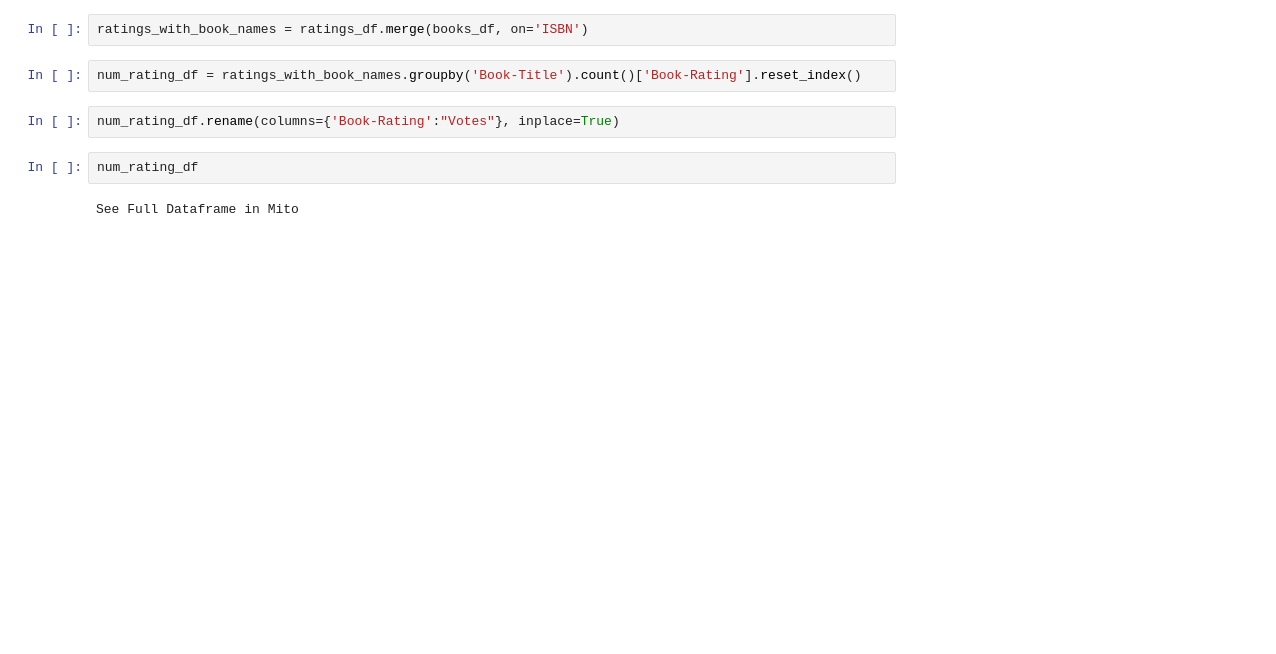
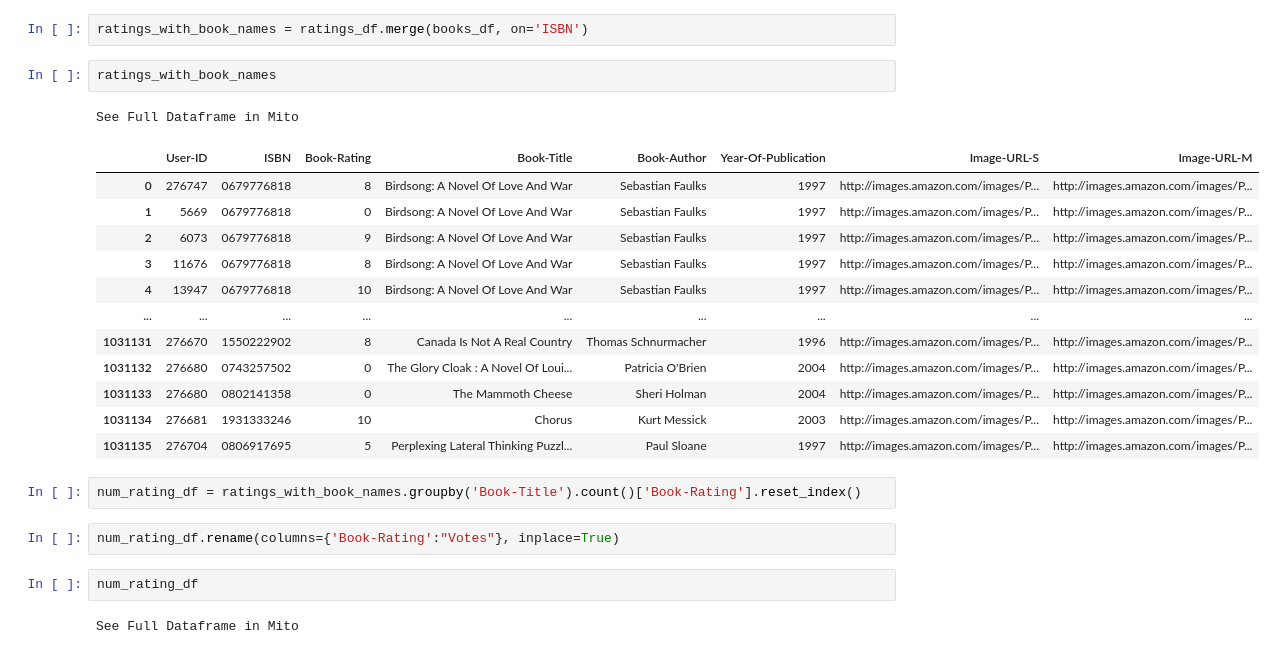
Before and after one commit to Shaktijain9/Book-Recommender-System, a Jupyter notebook: Book-Recommender-System.ipynb, the cells around one changed output. Drawn from its saved outputs; the diff is of its cells as text; blank space fills up the shorter version.

```diff
--- a/Book-Recommender-System.ipynb
+++ b/Book-Recommender-System.ipynb
@@ -275,5 +291,21 @@ See Full Dataframe in Mito
 # %%
 ratings_with_book_names = ratings_df.merge(books_df, on='ISBN')
+# %%
+ratings_with_book_names
+# %% [output]
+See Full Dataframe in Mito
+|  | User-ID | ISBN | Book-Rating | Book-Title | Book-Author | Year-Of-Publication | Image-URL-S | Image-URL-M |
+| 0 | 276747 | 0679776818 | 8 | Birdsong: A Novel Of Love And War | Sebastian Faulks | 1997 | http://images.amazon.com/images/P... | http://images.amazon.com/images/P... |
+| 1 | 5669 | 0679776818 | 0 | Birdsong: A Novel Of Love And War | Sebastian Faulks | 1997 | http://images.amazon.com/images/P... | http://images.amazon.com/images/P... |
+| 2 | 6073 | 0679776818 | 9 | Birdsong: A Novel Of Love And War | Sebastian Faulks | 1997 | http://images.amazon.com/images/P... | http://images.amazon.com/images/P... |
+| 3 | 11676 | 0679776818 | 8 | Birdsong: A Novel Of Love And War | Sebastian Faulks | 1997 | http://images.amazon.com/images/P... | http://images.amazon.com/images/P... |
+| 4 | 13947 | 0679776818 | 10 | Birdsong: A Novel Of Love And War | Sebastian Faulks | 1997 | http://images.amazon.com/images/P... | http://images.amazon.com/images/P... |
+| ... | ... | ... | ... | ... | ... | ... | ... | ... |
+| 1031131 | 276670 | 1550222902 | 8 | Canada Is Not A Real Country | Thomas Schnurmacher | 1996 | http://images.amazon.com/images/P... | http://images.amazon.com/images/P... |
+| 1031132 | 276680 | 0743257502 | 0 | The Glory Cloak : A Novel Of Loui... | Patricia O'Brien | 2004 | http://images.amazon.com/images/P... | http://images.amazon.com/images/P... |
+| 1031133 | 276680 | 0802141358 | 0 | The Mammoth Cheese | Sheri Holman | 2004 | http://images.amazon.com/images/P... | http://images.amazon.com/images/P... |
+| 1031134 | 276681 | 1931333246 | 10 | Chorus | Kurt Messick | 2003 | http://images.amazon.com/images/P... | http://images.amazon.com/images/P... |
+| 1031135 | 276704 | 0806917695 | 5 | Perplexing Lateral Thinking Puzzl... | Paul Sloane | 1997 | http://images.amazon.com/images/P... | http://images.amazon.com/images/P... |
 # %%
 num_rating_df = ratings_with_book_names.groupby('Book-Title').count()['Book-Rating'].reset_index()
 # %%
```
Also changed, not shown: parts of 49 cells of this notebook.
